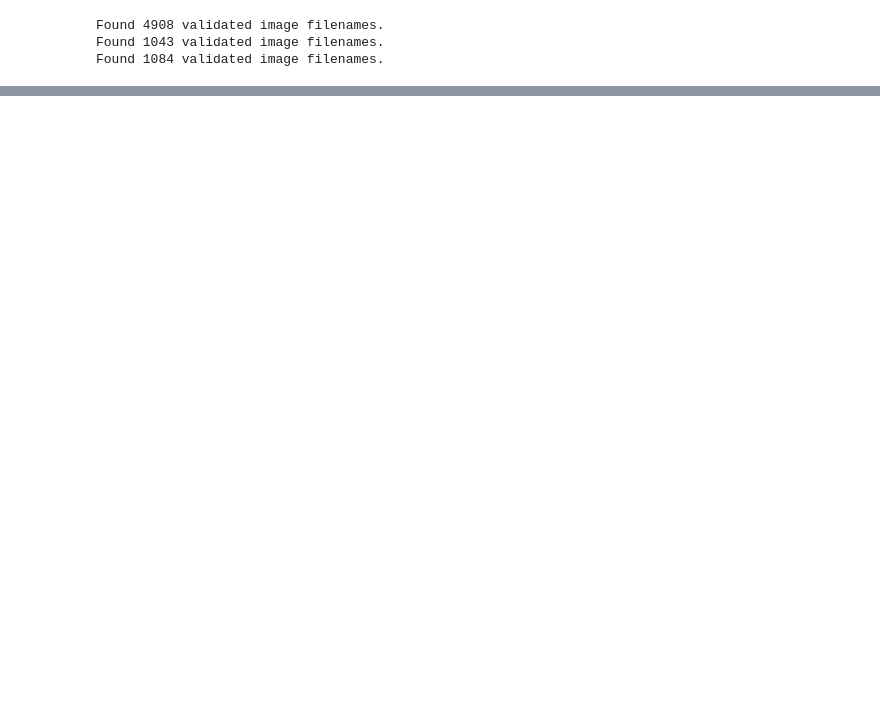
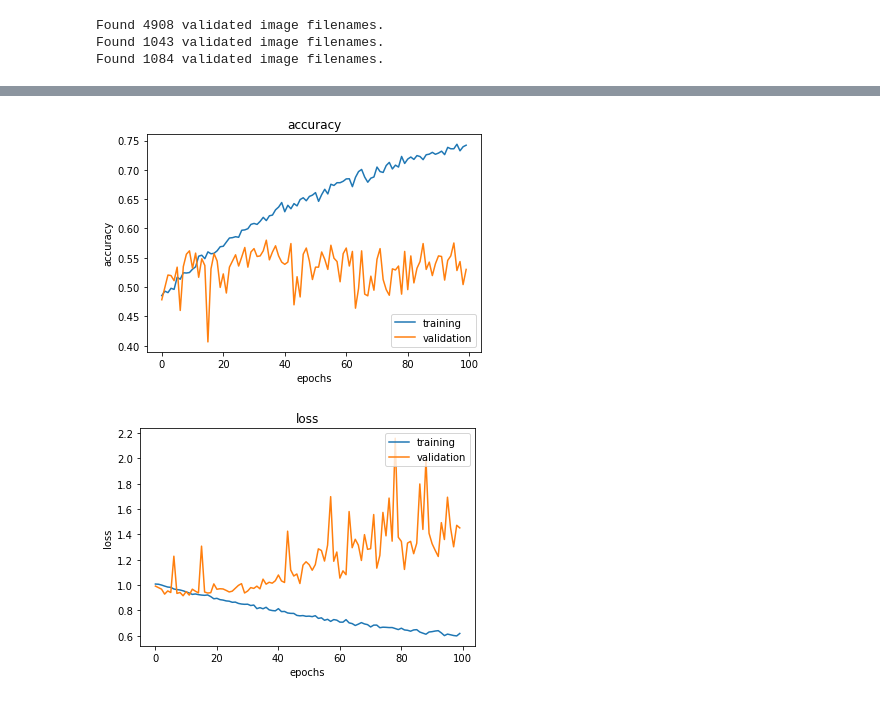
Before and after one commit to Jogans/MALO4, a Jupyter notebook: Behandling_MLP.ipynb, the cells around one changed output, grey strips where cells are left out. Saved outputs shown, nothing was run; the diff lists cells and outputs as text; code cells hidden in the pictures; blank space fills up the shorter version.

```diff
--- a/Behandling_MLP.ipynb
+++ b/Behandling_MLP.ipynb
@@ -30,7 +30,7 @@ print('oh no')
 <class 'numpy.ndarray'>
 oh no
 # %%
-labels_cols = ['is_bee', 'is_wasp', 'is_otherinsect', 'is_other']
+labels_cols = ['is_bee', 'is_wasp', 'is_otherinsect']
 
 y_train = df_train.loc[:,['id']+labels_cols]
 y_train.set_index('id', inplace = True)
@@ -61,9 +61,18 @@ import tensorflow as tf
 import numpy as np
 
 IMG_Size = 32
-BS = 32
+BS = 5000
 
-train_gen = tf.keras.preprocessing.image.ImageDataGenerator(rescale=1./255,)
+valid_gen = tf.keras.preprocessing.image.ImageDataGenerator(rescale=1./255)
+
+train_gen = tf.keras.preprocessing.image.ImageDataGenerator(
+        rescale=1./255,
+        rotation_range=40,
+        horizontal_flip=True,
+        vertical_flip = True,
+        width_shift_range=0.2, height_shift_range=0.2,
+        shear_range=0.2, zoom_range=0.2)
+
 
 train_generator = train_gen.flow_from_dataframe(dataframe=df_train,
                                                   x_col="path", y_col=labels_cols,
@@ -71,14 +80,14 @@ train_generator = train_gen.flow_from_dataframe(dataframe=df_train,
                                                   target_size=(IMG_Size,IMG_Size), batch_size = BS)
 ti, tl = train_generator.next()
 
-valid_generator = train_gen.flow_from_dataframe(dataframe=df_valid,
+valid_generator = valid_gen.flow_from_dataframe(dataframe=df_valid,
                                                   x_col="path", y_col=labels_cols,
                                                   class_mode="raw",
                                                   # class_mode="categorical",
                                                   target_size=(IMG_Size,IMG_Size), batch_size = BS)
 
 #Data til test skal heller ikke normaliseres, men vi skalerer det ligeledes
-test_generator = train_gen.flow_from_dataframe(dataframe=df_test,
+test_generator = valid_gen.flow_from_dataframe(dataframe=df_test,
                                                   x_col="path", y_col=labels_cols,
                                                   class_mode="raw",
                                                   shuffle = False,
@@ -215,0 +195,26 @@ print("The Score with ", (r2_score(y_pred, y_test)))
+# %%
+# A chart showing how the accuracy for the training and tests sets evolved
+def visualize_training(hist):
+    plt.plot(hist.history['accuracy'])
+    plt.plot(hist.history['val_accuracy'])
+    plt.title('accuracy')
+    plt.ylabel('accuracy')
+    plt.xlabel('epochs')
+    plt.legend(['training', 'validation'], loc='lower right')
+    plt.show()
+
+    # A chart showing our training vs validation loss
+    plt.plot(hist.history['loss'])
+    plt.plot(hist.history['val_loss'])
+    plt.title('loss')
+    plt.ylabel('loss')
+    plt.xlabel('epochs')
+    plt.legend(['training', 'validation'], loc='upper right')
+    plt.show()
+
+
+#print(hist_mlp.history)
+visualize_training(hist_mlp)
+# %% [output]
+[figure, added]
+[figure, added]
```
Also changed, not shown: parts of 6 cells of this notebook.
